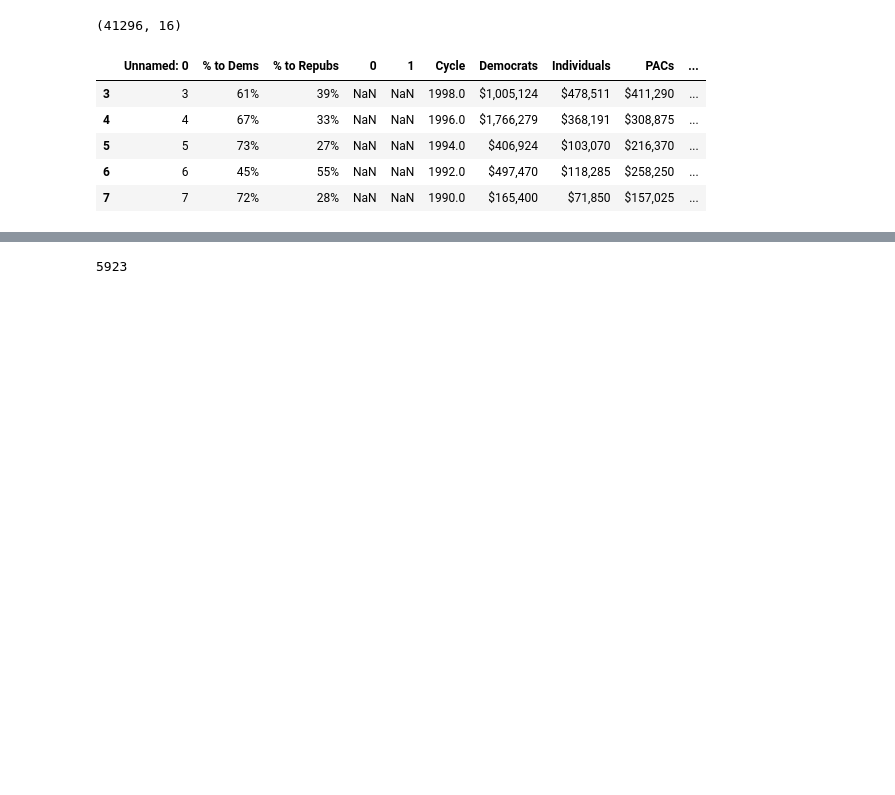
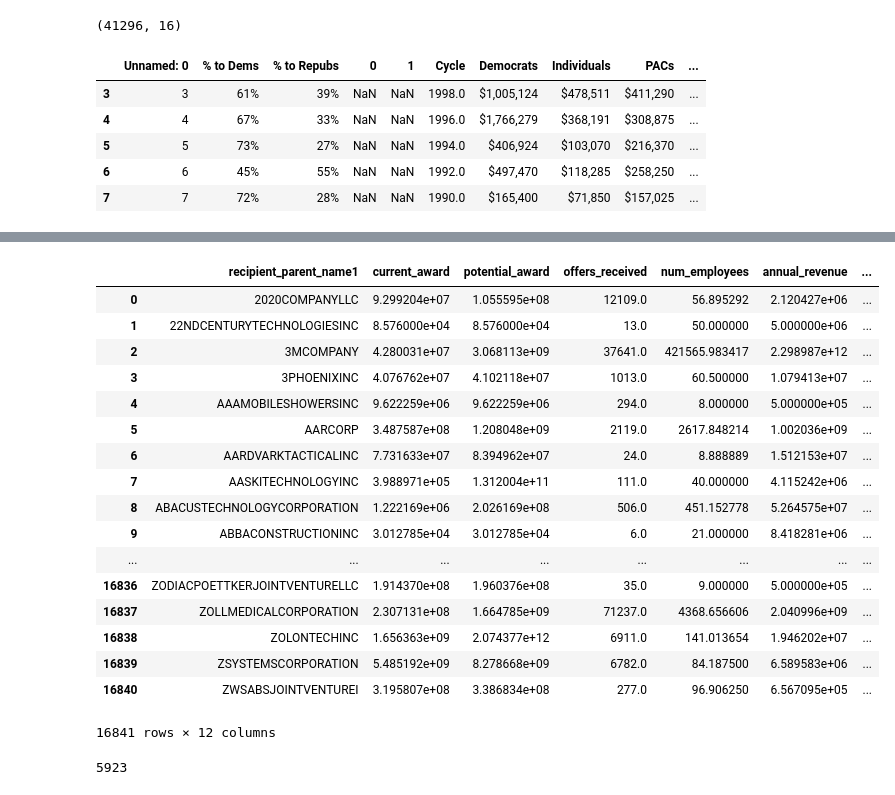
Before and after one commit to yontartu/citizens-united, a Jupyter notebook: levenshtein_scoring_joey.ipynb, the cells around one changed output, grey strips where cells are left out. Cells and saved outputs as stored; diff of their text form; code cells hidden in the pictures; blank space fills up the shorter version.

```diff
--- a/levenshtein_scoring_joey.ipynb
+++ b/levenshtein_scoring_joey.ipynb
@@ -317,0 +254,4 @@ Length: 5923, dtype: int64
+# %%
+fedcon = pd.read_csv('data/fedcon_parent_100m_final.csv')
+print(fedcon.shape)
+fedcon.head()
@@ -317,0 +266,6 @@ Length: 5923, dtype: int64
+# %%
+f = fedcon.copy()
+f['recipient_name_clean'] = f.recipient_name.str.lower().str.replace('[^\w\s]','')  # lower, replace punctuation
+f.recipient_name_clean = f.recipient_name_clean.apply(lambda x: " ".join(x for x in x.split() if x not in freq_words))  # remove freqs
+f.groupby('recipient_name_clean').size()
+list(f.recipient_name_clean.unique())
@@ -318,3 +290,24 @@ Length: 5923, dtype: int64
+# %%
+f
+# %% [output]
+|  | recipient_parent_name1 | current_award | potential_award | offers_received | num_employees | annual_revenue | ... |
+| 0 | 2020COMPANYLLC | 9.299204e+07 | 1.055595e+08 | 12109.0 | 56.895292 | 2.120427e+06 | ... |
+| 1 | 22NDCENTURYTECHNOLOGIESINC | 8.576000e+04 | 8.576000e+04 | 13.0 | 50.000000 | 5.000000e+06 | ... |
+| 2 | 3MCOMPANY | 4.280031e+07 | 3.068113e+09 | 37641.0 | 421565.983417 | 2.298987e+12 | ... |
+| 3 | 3PHOENIXINC | 4.076762e+07 | 4.102118e+07 | 1013.0 | 60.500000 | 1.079413e+07 | ... |
+| 4 | AAAMOBILESHOWERSINC | 9.622259e+06 | 9.622259e+06 | 294.0 | 8.000000 | 5.000000e+05 | ... |
+| 5 | AARCORP | 3.487587e+08 | 1.208048e+09 | 2119.0 | 2617.848214 | 1.002036e+09 | ... |
+| 6 | AARDVARKTACTICALINC | 7.731633e+07 | 8.394962e+07 | 24.0 | 8.888889 | 1.512153e+07 | ... |
+| 7 | AASKITECHNOLOGYINC | 3.988971e+05 | 1.312004e+11 | 111.0 | 40.000000 | 4.115242e+06 | ... |
+| 8 | ABACUSTECHNOLOGYCORPORATION | 1.222169e+06 | 2.026169e+08 | 506.0 | 451.152778 | 5.264575e+07 | ... |
+| 9 | ABBACONSTRUCTIONINC | 3.012785e+04 | 3.012785e+04 | 6.0 | 21.000000 | 8.418281e+06 | ... |
+| ... | ... | ... | ... | ... | ... | ... | ... |
+| 16836 | ZODIACPOETTKERJOINTVENTURELLC | 1.914370e+08 | 1.960376e+08 | 35.0 | 9.000000 | 5.000000e+05 | ... |
+| 16837 | ZOLLMEDICALCORPORATION | 2.307131e+08 | 1.664785e+09 | 71237.0 | 4368.656606 | 2.040996e+09 | ... |
+| 16838 | ZOLONTECHINC | 1.656363e+09 | 2.074377e+12 | 6911.0 | 141.013654 | 1.946202e+07 | ... |
+| 16839 | ZSYSTEMSCORPORATION | 5.485192e+09 | 8.278668e+09 | 6782.0 | 84.187500 | 6.589583e+06 | ... |
+| 16840 | ZWSABSJOINTVENTUREI | 3.195807e+08 | 3.386834e+08 | 277.0 | 96.906250 | 6.567095e+05 | ... |
+16841 rows × 12 columns
 # %%
 ccs = set(opensecrets_pacs.org_name.dropna().values)
 len(ccs)
```
Also changed, not shown: parts of 12 cells of this notebook.
